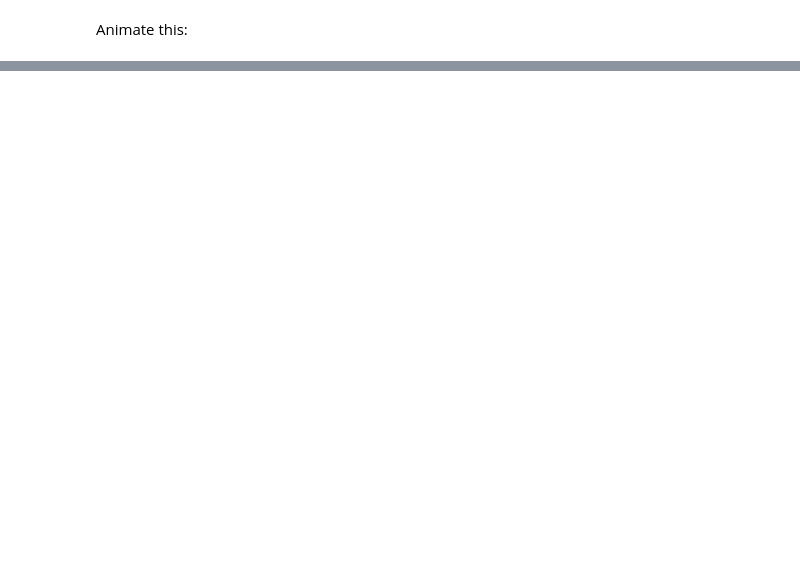
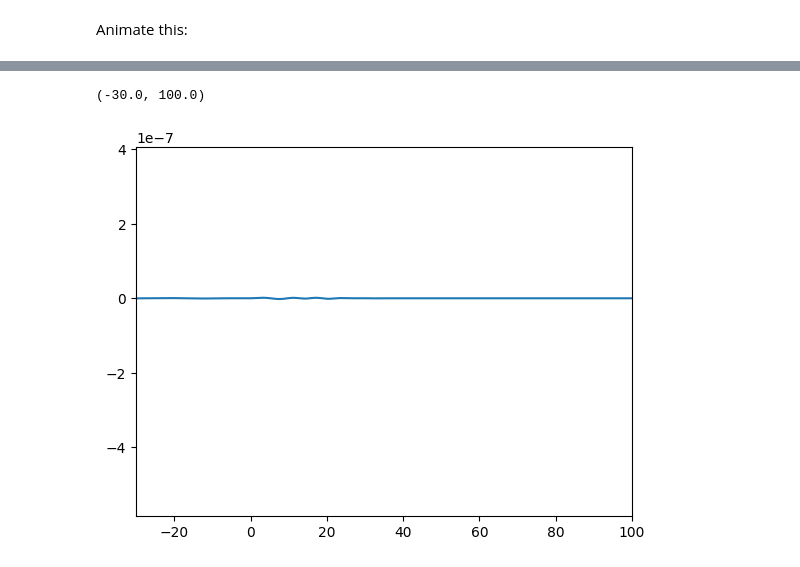
Before and after one commit to Richardvnd/quadratic_qnm, a Jupyter notebook: quadratic_mapping.ipynb, the cells around one changed output, grey strips where cells are left out. Drawn from its saved outputs; the diff is of its cells as text; code cells hidden in the pictures; blank space fills up the shorter version.

```diff
--- a/quadratic_mapping.ipynb
+++ b/quadratic_mapping.ipynb
@@ -260,0 +261,8 @@ ani.save(f'spectral_variation_{id}.mp4', writer='ffmpeg')
+# %%
+
+diff = sim.h[(4,4)].real - sim.h[(4,-4)].real
+plt.plot(sim.times, diff)
+plt.xlim(-30,100)
+# %% [output]
+(-30.0, 100.0)
+[figure, added]
```
Also changed, not shown: parts of 7 cells of this notebook, 3 other files.
